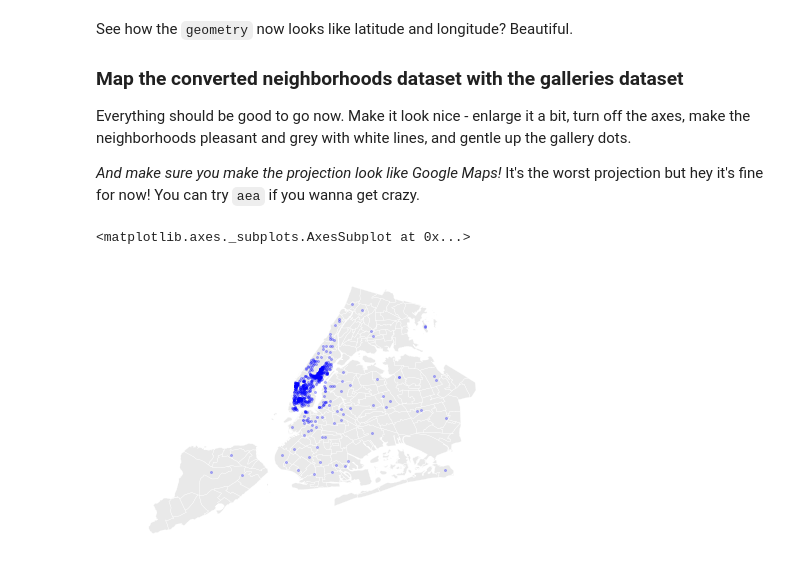
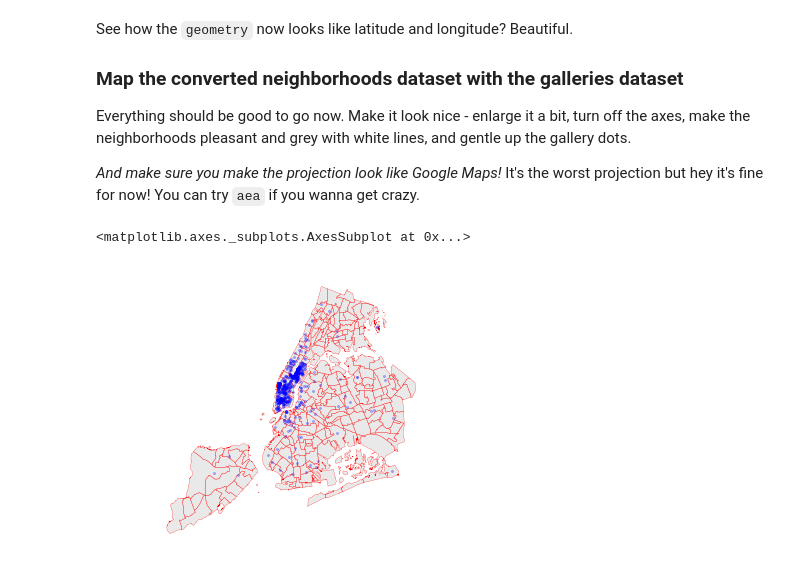
Before and after one commit to adaskalopoulou/foundations, a Jupyter notebook: 13-Homework/Part 1 - Mapping Basics_Daskalopoulou.ipynb, the cells around one changed output. Cells and saved outputs as stored; diff of their text form; code cells hidden in the pictures.

```diff
--- a/13-Homework/Part 1 - Mapping Basics_Daskalopoulou.ipynb
+++ b/13-Homework/Part 1 - Mapping Basics_Daskalopoulou.ipynb
@@ -225,9 +182,9 @@ Everything should be good to go now. Make it look nice - enlarge it a bit, turn
 
 *And make sure you make the projection look like Google Maps!* It's the worst projection but hey it's fine for now! You can try `aea` if you wanna get crazy.
 # %%
-ax = neighborhoods.plot(figsize=(20,5), linewidth=0.25, edgecolor='white', color='lightgrey')
+ax = neighborhoods.to_crs({'proj':'merc'}).plot(figsize=(20,5), linewidth=0.25, edgecolor='red', color='lightgrey')
 ax.axis('off')
-galleries.plot(markersize=2, alpha=0.25, color='blue', ax=ax)
+galleries.to_crs({'proj':'merc'}).plot(markersize=2, alpha=0.25, color='blue', ax=ax)
 # %% [output]
 <matplotlib.axes._subplots.AxesSubplot at 0x...>
-[figure, old version]
+[figure, new version]
```
Also changed, not shown: parts of 7 cells of this notebook, 4 other files.
